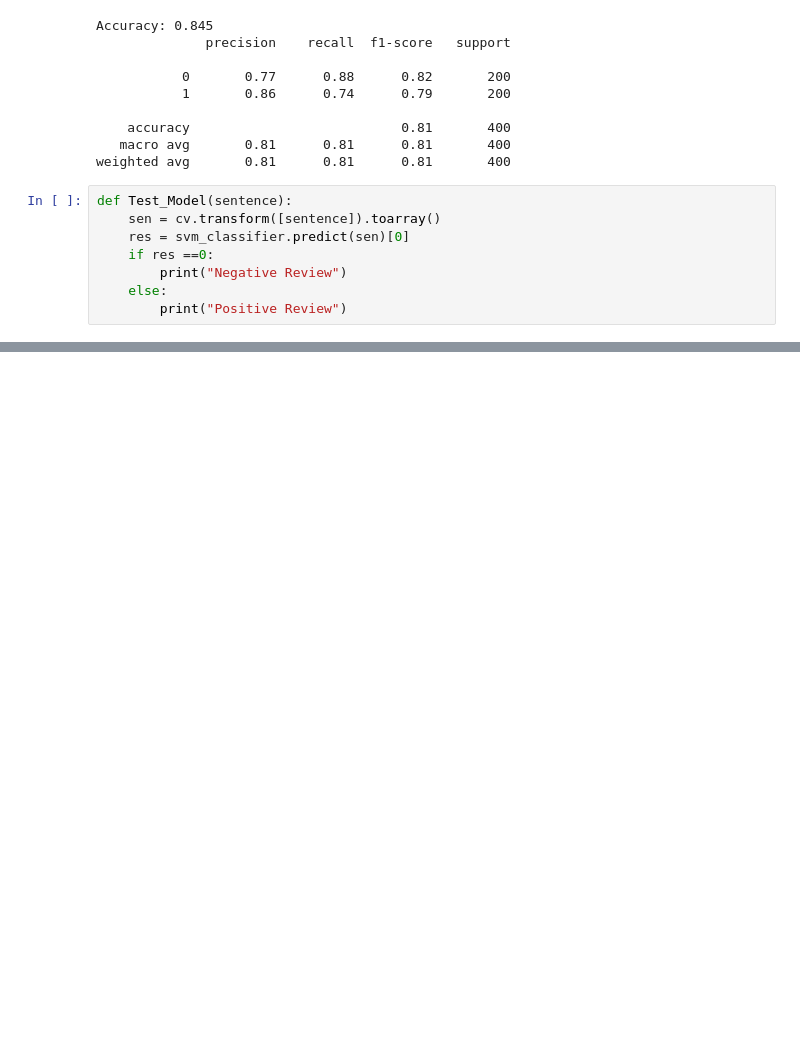
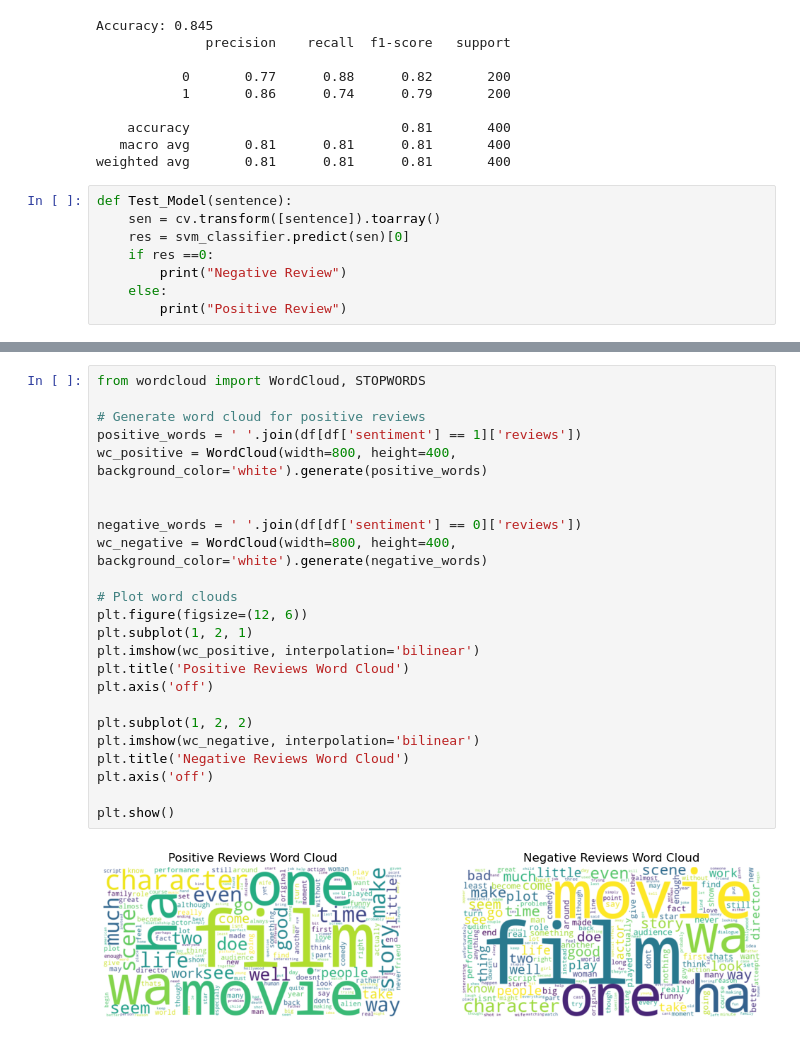
Before and after one commit to Noureenaboarab/Movie-Review-Sentiment-Analysis, a Jupyter notebook: Movie Review Sentiment Analysis.ipynb, the cells around one changed output, grey strips where cells are left out. Drawn from its saved outputs; the diff is of its cells as text; blank space fills up the shorter version.

```diff
--- a/Movie Review Sentiment Analysis.ipynb
+++ b/Movie Review Sentiment Analysis.ipynb
@@ -232,0 +243,26 @@ Negative Review
+# %%
+from wordcloud import WordCloud, STOPWORDS
+
+# Generate word cloud for positive reviews
+positive_words = ' '.join(df[df['sentiment'] == 1]['reviews'])
+wc_positive = WordCloud(width=800, height=400, background_color='white').generate(positive_words)
+
+
+negative_words = ' '.join(df[df['sentiment'] == 0]['reviews'])
+wc_negative = WordCloud(width=800, height=400, background_color='white').generate(negative_words)
+
+# Plot word clouds
+plt.figure(figsize=(12, 6))
+plt.subplot(1, 2, 1)
+plt.imshow(wc_positive, interpolation='bilinear')
+plt.title('Positive Reviews Word Cloud')
+plt.axis('off')
+
+plt.subplot(1, 2, 2)
+plt.imshow(wc_negative, interpolation='bilinear')
+plt.title('Negative Reviews Word Cloud')
+plt.axis('off')
+
+plt.show()
+# %% [output]
+[figure, added]
```
Also changed, not shown: parts of 2 cells of this notebook.
